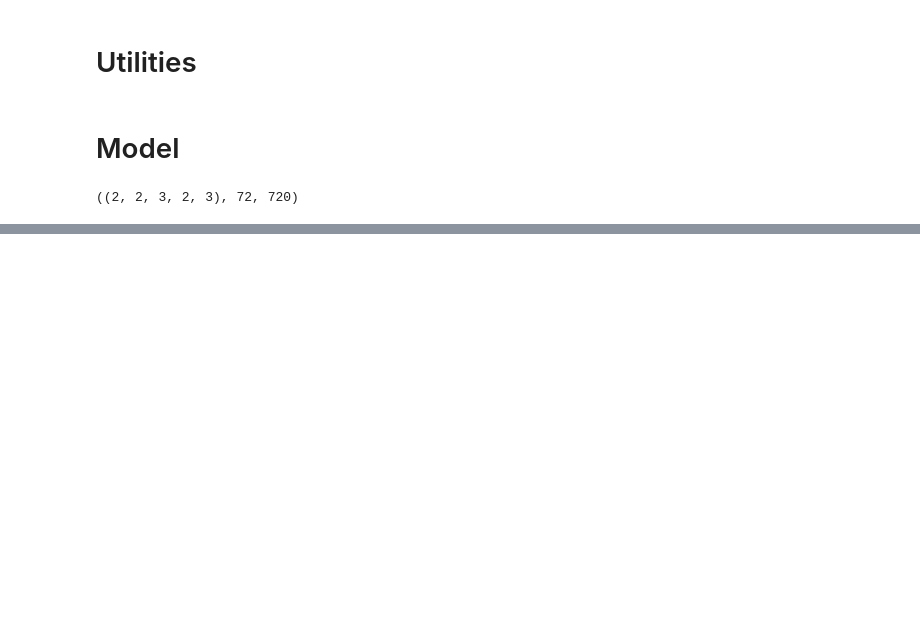
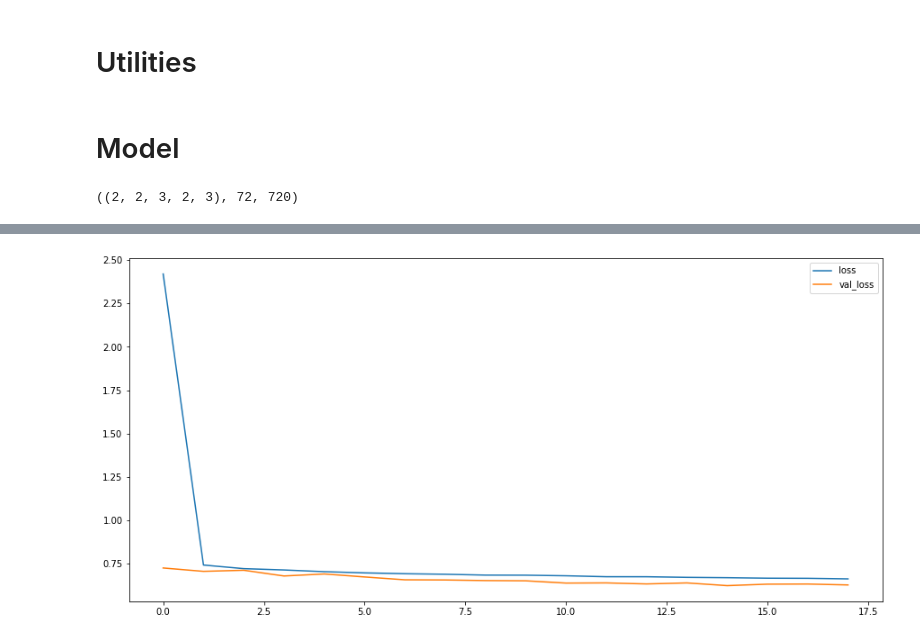
Before and after one commit to matejsladek/random_layers, a Jupyter notebook: code/experiments/census-income/Census Income.ipynb, the cells around one changed output, grey strips where cells are left out. Drawn from its saved outputs; the diff is of its cells as text; code cells hidden in the pictures; blank space fills up the shorter version.

```diff
--- a/code/experiments/census-income/Census Income.ipynb
+++ b/code/experiments/census-income/Census Income.ipynb
@@ -229,7 +224,7 @@ domain = [
 def test(hyperparameters):
     l1_factor = hyperparameters[0, 0]
 
-    model = build_model([], [middle_size], [100], un_log_space(l1_factor))
+    model = build_model([100], [100, 100], [100], un_log_space(l1_factor))
     model.compile(optimizer="adam", loss="mean_squared_error")
 
     train_ids, test_ids = next(KFold(n_splits=10, shuffle=True).split(np.arange(dataset.shape[0])))
@@ -237,15 +232,15 @@ def test(hyperparameters):
 
     model.fit(
         train[train_ids], labels[train_ids],
-        32,
-        epochs=100,
+        64,
+        epochs=20,
         shuffle=True,
         validation_data=(
             train[test_ids][:half_validate], labels[test_ids][:half_validate],
         ),
         callbacks=[
             keras.callbacks.EarlyStopping(
-                patience=5,
+                patience=3,
                 restore_best_weights=True,
             ),
             PlotLosses(),
@@ -258,13 +253,3 @@ def test(hyperparameters):
     )
 
     return score
-# %%
-results = list()
-for middle_size in [10, 100, 1000]:
-    bo = BayesianOptimization(
-        f=test,
-        domain=domain,
-    )
-
-    bo.run_optimization(50)
-    results.append((middle_size, bo.x_opt))
@@ -274,9 +255,0 @@ for middle_size in [10, 100, 1000]:
-# %%
-middle_size = 10000
-bo = BayesianOptimization(
-    f=test,
-    domain=domain,
-)
-
-bo.run_optimization(50)
-results.append((middle_size, bo.x_opt))
@@ -285,0 +260,7 @@ results.append((middle_size, bo.x_opt))
+# %%
+for i, middle_size in enumerate(middle_sizes):
+    for j, l1 in enumerate(np.linspace(log_space(0), log_space(1e-1), grid_res)):
+        scan_l2[i, j, 0] = l1
+        scan_l2[i, j, 1] = test(np.array([[l1]]))
+# %% [output]
+[figure, added]
```
Also changed, not shown: parts of 24 cells of this notebook.
